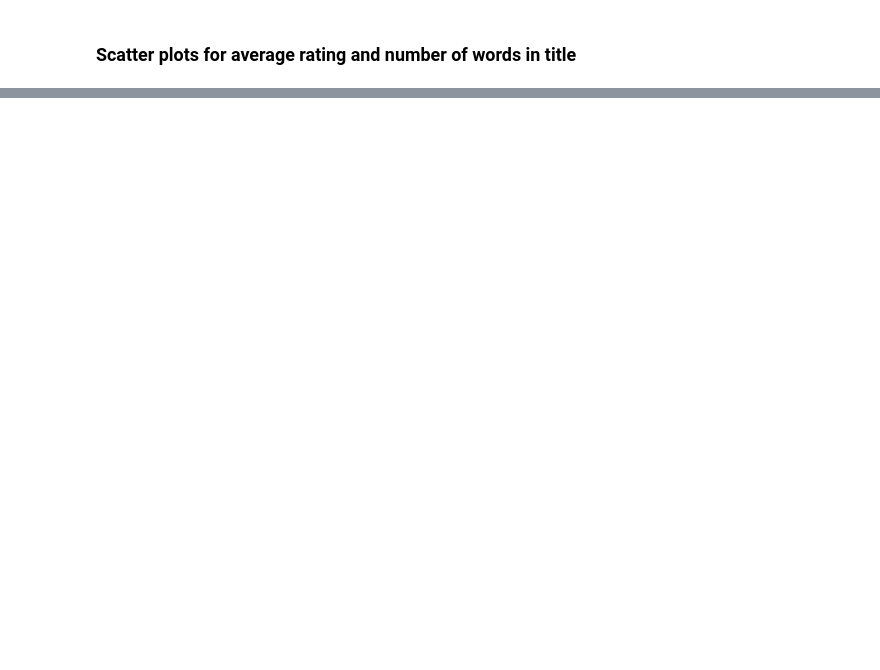
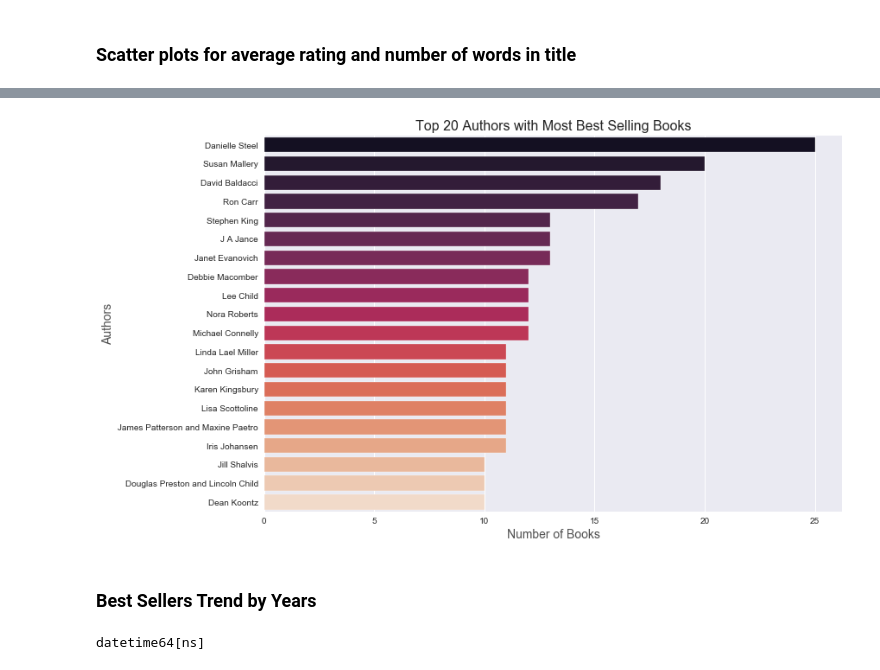
Before and after one commit to linhmai19/capstone_project, a Jupyter notebook: eda_modeling.ipynb, the cells around one changed output, grey strips where cells are left out. Saved outputs shown, nothing was run; the diff lists cells and outputs as text; code cells hidden in the pictures; blank space fills up the shorter version.

```diff
--- a/eda_modeling.ipynb
+++ b/eda_modeling.ipynb
@@ -183,0 +312,7 @@ plt.scatter(df_merge['no_of_words_title'], df_merge['weeks_on_list'])
+# %%
+# Count the number of books for each author
+num_author = {}
+for author in unique_authors:
+    num_author[author] = author_list.count(author)
+
+num_author
@@ -183,0 +337,4 @@ plt.scatter(df_merge['no_of_words_title'], df_merge['weeks_on_list'])
+# %%
+# Sort the author list from the highest to the lowest number of books
+num_author = {k: v for k, v in sorted(num_author.items(), key=lambda item: item[1],
+                                         reverse=True)}
@@ -183,0 +362,3 @@ plt.scatter(df_merge['no_of_words_title'], df_merge['weeks_on_list'])
+# %%
+# Make another list with Top 20 authors with the higest number of best selling books
+author_20 = dict(itertools.islice(num_author.items(), 20))
@@ -183,0 +388,27 @@ plt.scatter(df_merge['no_of_words_title'], df_merge['weeks_on_list'])
+# %%
+# Make 2 lists for name of publishers and number of books
+authors = []
+counts = []
+
+for author, count in author_20.items():
+    authors.append(author)
+    counts.append(count)
+# %%
+# Graph to see the trend
+plt.figure(figsize=(12, 8))
+gr2 = sns.barplot(x=counts, y=authors,
+                  ci=None, palette='rocket')
+gr2.set_xlabel('Number of Books', fontsize=14, alpha=0.8)
+gr2.set_ylabel('Authors', fontsize=14, alpha=0.8)
+gr2.set_title('Top 20 Authors with Most Best Selling Books', fontsize=16)
+plt.show()
+# %% [output]
+[figure, added]
+# %% [markdown]
+### Best Sellers Trend by Years
+# %%
+# Change the format of 'date' column
+df_merge['date'] = pd.to_datetime(df_merge['date'])
+print(df_merge['date'].dtype)
+# %% [output]
+datetime64[ns]
```
Also changed, not shown: parts of 36 cells of this notebook, 5 other files.
